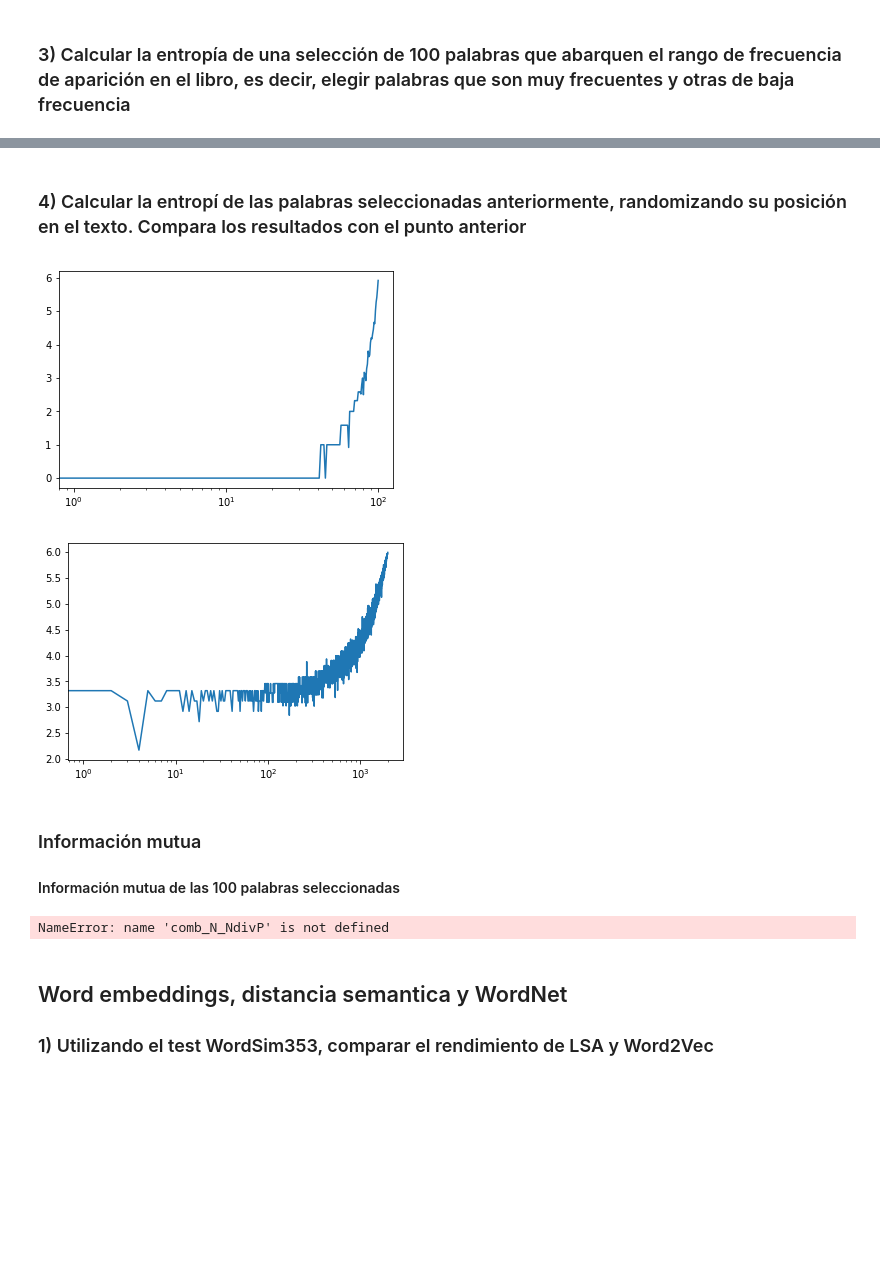
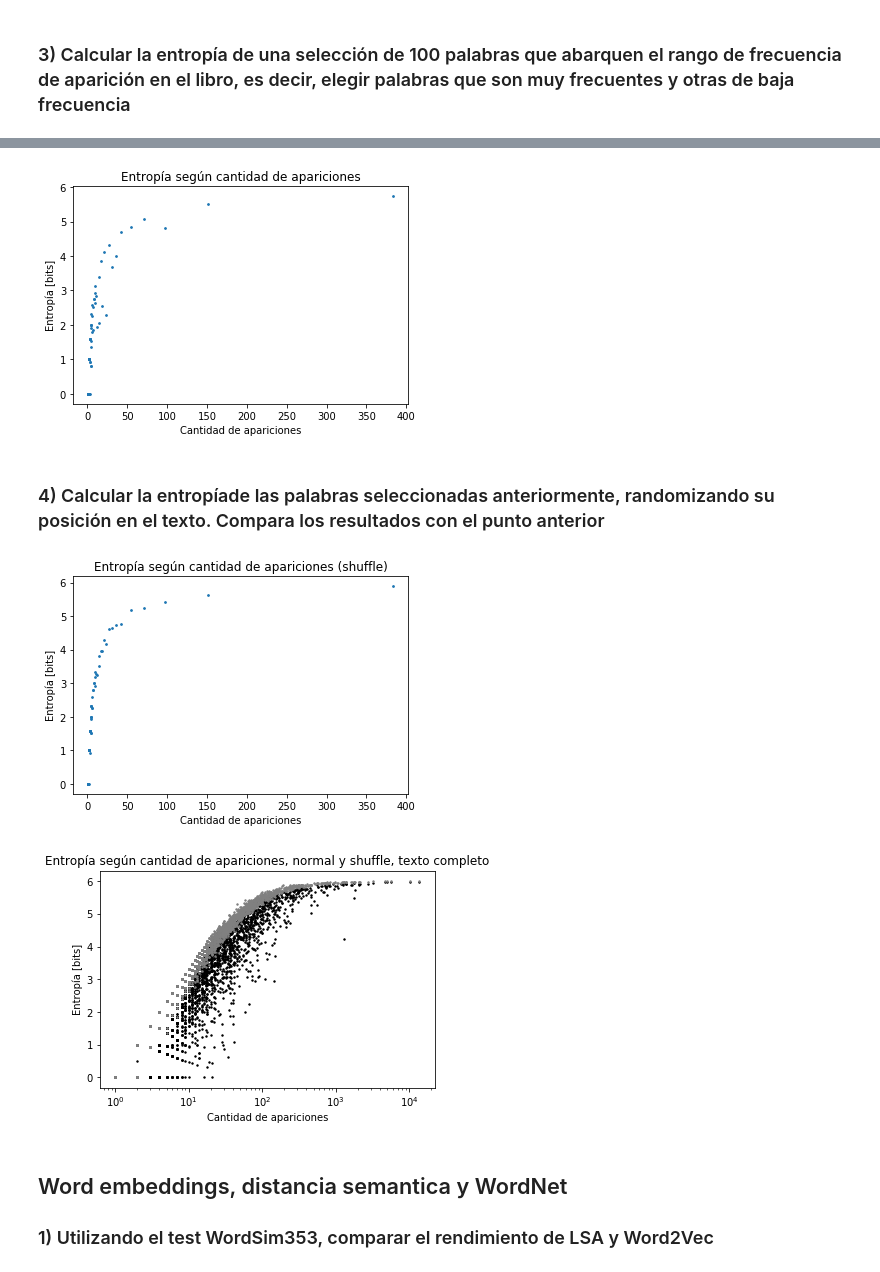
Before and after one commit to matguer/cienciaDatosEntregas, a Jupyter notebook: tp6/tp6.ipynb, the cells around one changed output, grey strips where cells are left out. Cells and saved outputs as stored; diff of their text form; code cells hidden in the pictures; blank space fills up the shorter version.

```diff
--- a/tp6/tp6.ipynb
+++ b/tp6/tp6.ipynb
@@ -67,8 +73,17 @@ lemmatizer = WordNetLemmatizer()
 stop_words = stopwords.words('english') +  list(string.punctuation)
 vocabulary = {}
 bigrams_map = {}
+docs_words = {}
+
+# Preprocesamiento
+# Para calcular el tamaño del vocabulario, primero, por cada documento,
+# separamos en frases, luego estas en palabras, taggeamos y lematizamos.
+# Cada lema es un elemento de nuestro vocabulario.
+
+# Por otro lado, nos vamos guardando los bigramas para el punto 3.
 
 for docno, text in docs.items():
+    docs_words[docno] = []
     sentences = nltk.sent_tokenize(text)
     for sentence in sentences:
         tokens = nltk.word_tokenize(sentence)
@@ -89,6 +104,7 @@ for docno, text in docs.items():
             if lemma not in stop_words:
                 vocabulary.setdefault(lemma, 0)
                 vocabulary[lemma] = vocabulary[lemma] + 1
+                docs_words[docno].append(lemma.upper())
 # %% [markdown]
 ### 2) Calcular el tamaño del vocabulario
 # %%
@@ -239,7 +282,7 @@ graficos(words,tokens)
 ### 3) Calcular la entropía de una selección de 100 palabras que abarquen el rango de frecuencia de aparición en el libro, es decir, elegir palabras que son muy frecuentes y otras de baja frecuencia
 # %%
 def calcular_particiones(apparitions,i,cota):
-    return len(list(filter(lambda x: i*cota <= x <= (i+1)*cota, apparitions)))
+    return len(list(filter(lambda x: i*cota <= x < (i+1)*cota, apparitions)))
 
 def H(apparitions, P, longitud_P, n):
     ocurrencias = [calcular_particiones(apparitions, i, longitud_P) for i in range(P)]
@@ -247,7 +290,7 @@ def H(apparitions, P, longitud_P, n):
     for i in range(P):
         calculo = ocurrencias[i] / n
         if calculo != 0:
-            acum += calculo * np.log2(calculo)
+            acum += calculo * math.log2(calculo)
 
     return - acum
 
@@ -257,13 +300,18 @@ def entropy(word,tokens):
     N = text_size
     P = 64
     longitud_P = N // P
+
     n = len(apparitions)
 
-    return H(apparitions, P, longitud_P, n)
+    return n, H(apparitions, P, longitud_P, n)
 
-def entropy_plot(palabras, tokens):
+def entropy_plot(palabras, tokens, title, log):
     a = [entropy(w, tokens) for w in palabras]
-    plt.plot(a)
-    plt.xscale("log", nonposx='clip')
+    plt.scatter([x[0] for x in a], [x[1] for x in a], s=3)
+    if(log):
+        plt.xscale("log", nonposx='clip')
+    plt.xlabel('Cantidad de apariciones')
+    plt.ylabel('Entropía [bits]')
+    plt.title(title)
     plt.show()
 # %%
@@ -288,19 +329,20 @@ entropy_plot(palabras2,tokens)
+# %%
+# graficamos la entropía de las 100 palabras que representan el rango
+entropy_plot(palabras,tokens, 'Entropía según cantidad de apariciones', False)
+# %% [output]
+[figure, added]
 # %% [markdown]
-### 4) Calcular la entropí de las palabras seleccionadas anteriormente, randomizando su posición en el texto. Compara los resultados con el punto anterior
+### 4) Calcular la entropíade las palabras seleccionadas anteriormente, randomizando su posición en el texto. Compara los resultados con el punto anterior
 # %%
-random_tokens = tokens
+# Shuffleamos el texto y graficamos nuevamente la entropía para la cantidad de apariciones
+# de palabras que cubran el rango
+random_tokens = list(tokens)
 random.shuffle(random_tokens)
 random.shuffle(random_tokens)
 random.shuffle(random_tokens)
 random.shuffle(random_tokens)
 random.shuffle(random_tokens)
 
-entropy_plot(palabras,random_tokens)
-entropy_plot(palabras2,random_tokens)
+entropy_plot(palabras,random_tokens, 'Entropía según cantidad de apariciones (shuffle)', False)
 # %% [output]
-[figure, old version]
+[figure, new version]
-[figure, removed]
-# %% [markdown]
-### Información mutua
-
-#### Información mutua de las 100 palabras seleccionadas
@@ -352,7 +349,22 @@ def nCr(n, r):
-# %%
-sum(map(lambda w: mutual_information(w,tokens), palabras))
-# %% [output]
-NameError: name 'comb_N_NdivP' is not defined
+# %%
+# Graficamos también, siguiendo el paper, la entropía de todas las palabras,
+# tanto para el texto normal, como shuffleado.
+
+palabras_full = [p[0] for p in apariciones]
+a = [entropy(w, tokens) for w in palabras_full]
+b = [entropy(w, random_tokens) for w in palabras_full]
+
+fig = plt.figure()
+ax = fig.add_subplot(111)
+ax.scatter([x[0] for x in a], [x[1] for x in a], s=2, color='black')
+ax.scatter([x[0] for x in b], [x[1] for x in b], s=2, color='grey')
+ax.set_xscale("log", nonposx='clip')
+plt.xlabel('Cantidad de apariciones')
+plt.ylabel('Entropía [bits]')
+plt.title('Entropía según cantidad de apariciones, normal y shuffle, texto completo')
+plt.show()
+# %% [output]
+[figure, added]
 # %% [markdown]
 ## Word embeddings, distancia semantica y WordNet
 
```
Also changed, not shown: parts of 39 cells of this notebook.
